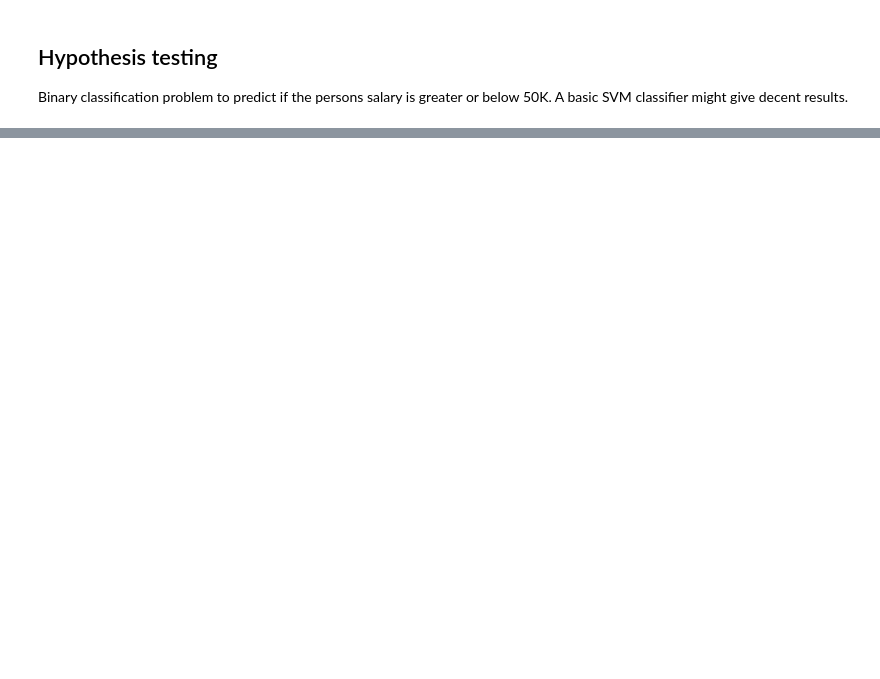
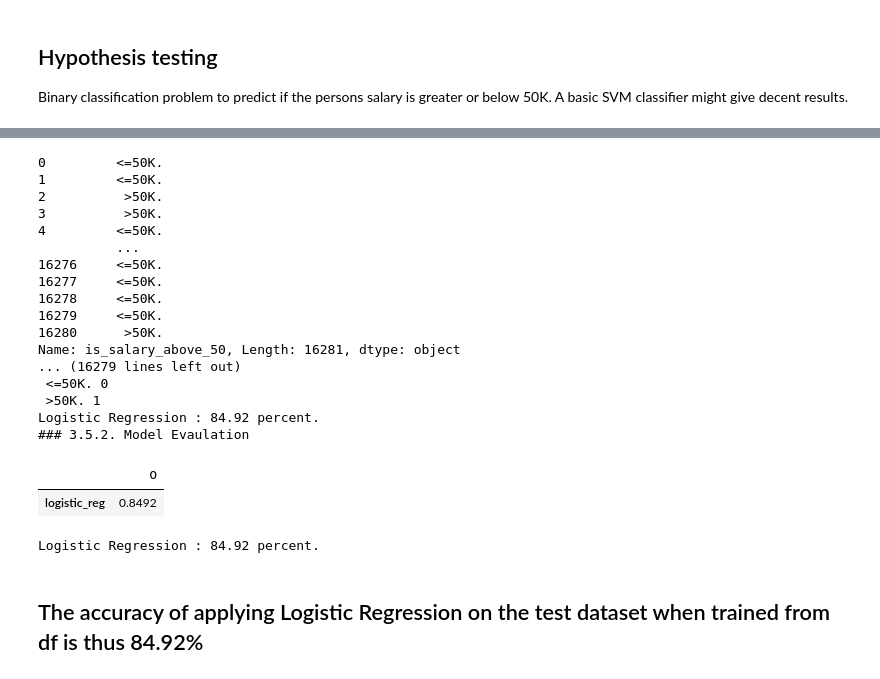
Before and after one commit to chandratop/IDS-Project, a Jupyter notebook: src.ipynb, the cells around one changed output, grey strips where cells are left out. Saved outputs shown, nothing was run; the diff lists cells and outputs as text; code cells hidden in the pictures; blank space fills up the shorter version.

```diff
--- a/src.ipynb
+++ b/src.ipynb
@@ -557,0 +618,62 @@ df.loc[(df['workclass'].values == ' ?'),'workclass'] = pred_df.values
+# %%
+def model_eval(actual, pred):
+    correct = 0
+    for i in range(len(actual)) :
+        print(actual[i],pred[i])
+        if(pred[i]==0 and actual[i]== ' <=50K.') :
+            correct+=1
+        elif(pred[i]==1 and actual[i]==' >50K.'):
+            correct+=1
+
+    accuracy = correct/len(pred)
+    return accuracy
+# %%
+#Logistic Regression
+log_reg = LogisticRegression(penalty = 'l2', dual = False, tol = 1e-4, fit_intercept = True,
+                            solver = 'liblinear')
+#This is Y for the train dataset ie if the salary is grater than 50K or not.
+train_label = df['is_salary_above_50']
+#Dropping some columns from the train dataset which are not required.
+#Y for test dataset is dropped since its the value to be predicted by our model.
+df.drop(columns = ['is_salary_above_50','native-country_ Holand-Netherlands'],inplace = True)
+#Optimizing our
+log_reg.fit(df, train_label)
+
+test_data  = pd.read_csv('Datasets/adulttest.csv')
+
+test_label = test_data['is_salary_above_50']
+print(test_label)
+
+log_reg_pred = log_reg.predict(test_df)
+logistic_reg = model_eval(test_label, log_reg_pred)
+print('Logistic Regression : %.2f percent.' % (round(logistic_reg*100,3)))
+
+print('### 3.5.2. Model Evaulation ')
+ovl_logreg = round(pd.DataFrame([logistic_reg], index = ['logistic_reg']),4)
+display(ovl_logreg)
+# %% [output]
+0         <=50K.
+1         <=50K.
+2          >50K.
+3          >50K.
+4         <=50K.
+          ...
+16276     <=50K.
+16277     <=50K.
+16278     <=50K.
+16279     <=50K.
+16280      >50K.
+Name: is_salary_above_50, Length: 16281, dtype: object
+... (16279 lines left out)
+ <=50K. 0
+ >50K. 1
+Logistic Regression : 84.92 percent.
+### 3.5.2. Model Evaulation
+|  | 0 |
+| logistic_reg | 0.8492 |
+# %%
+print('Logistic Regression : %.2f percent.' % (round(logistic_reg*100,3)))
+# %% [output]
+Logistic Regression : 84.92 percent.
+# %% [markdown]
+## The accuracy of applying Logistic Regression on the test dataset when trained from df is thus 84.92%
```
Also changed, not shown: parts of 8 cells of this notebook, 1 other file.
